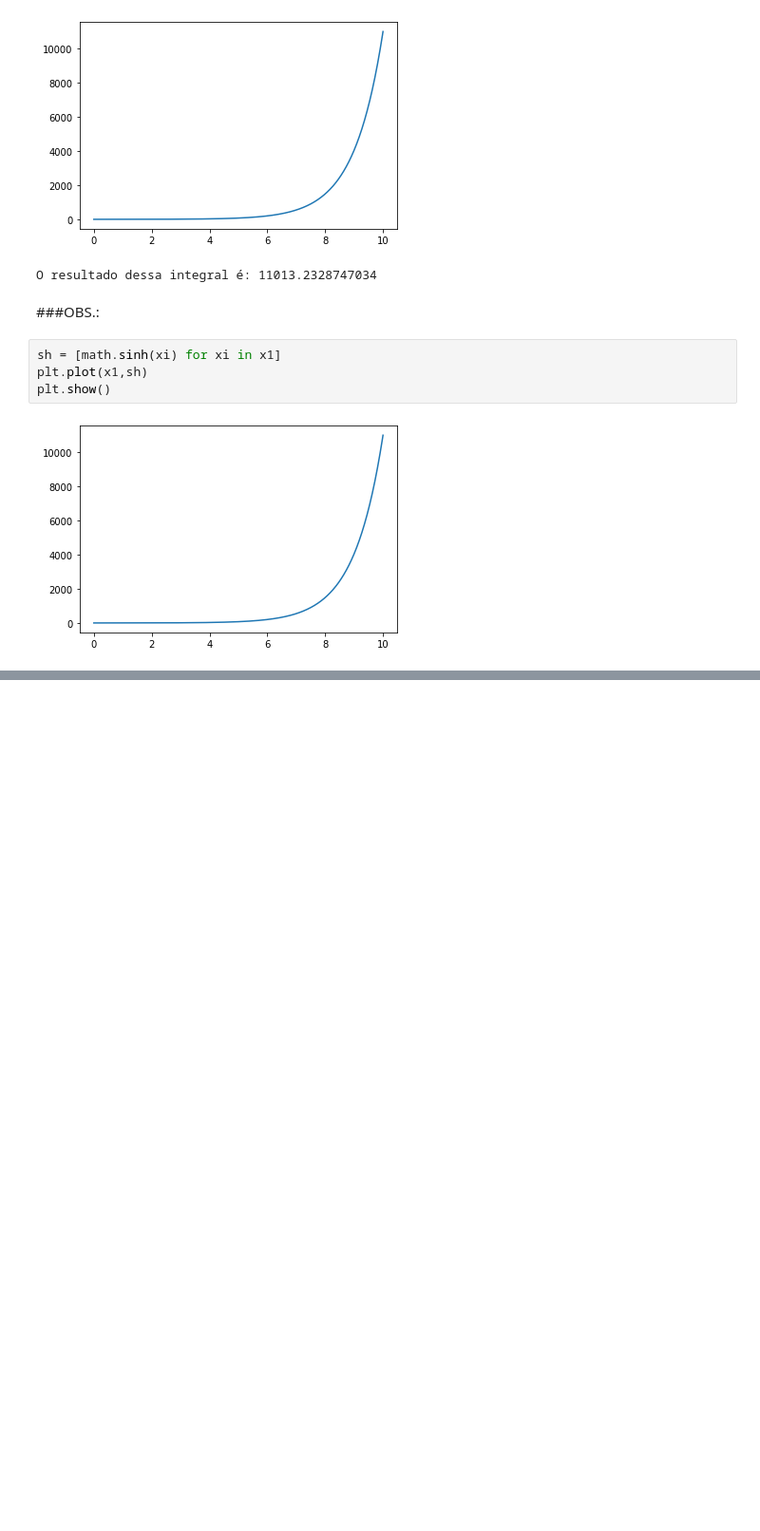
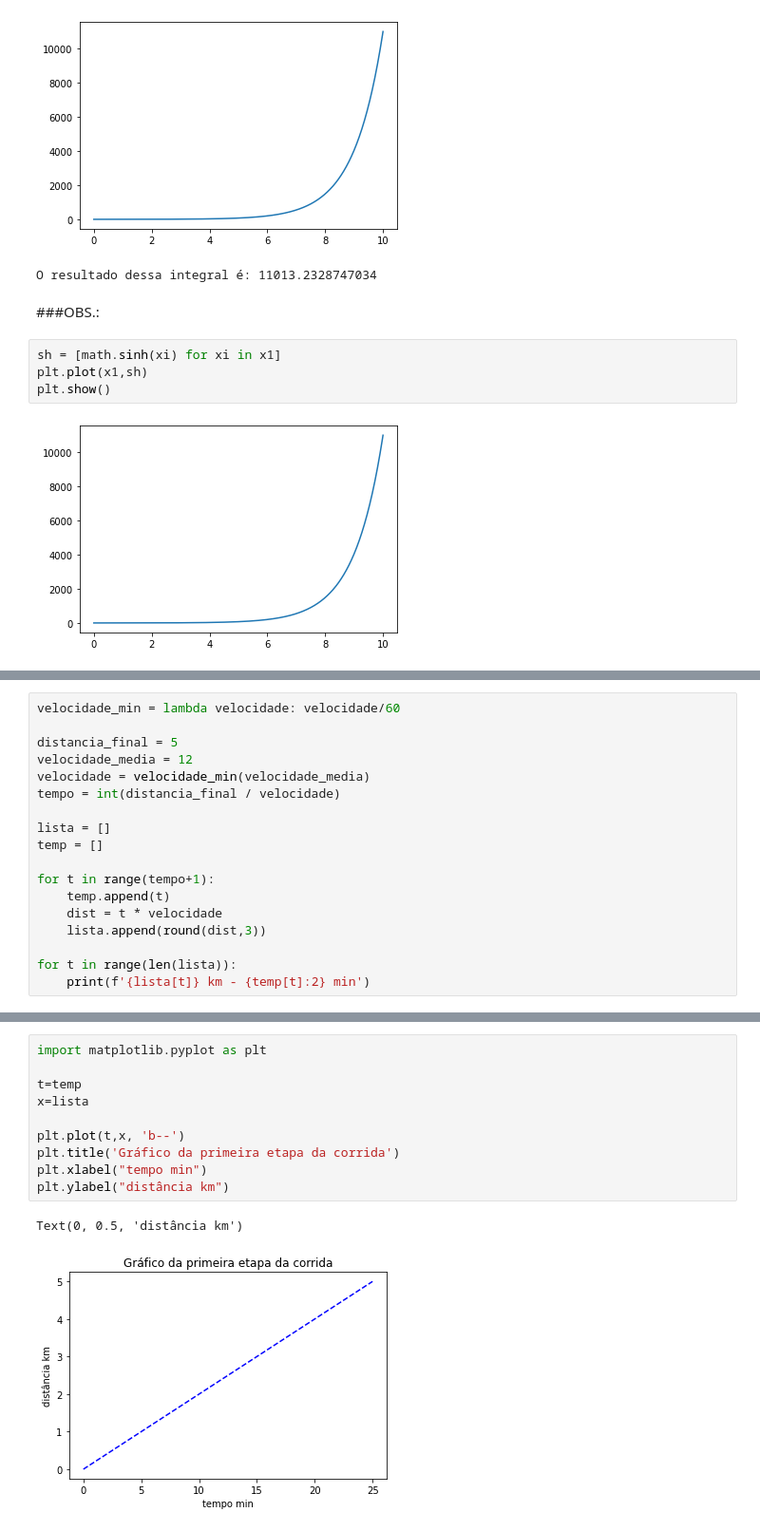
Before and after one commit to Edinaldobjr/aulas_de_python, a Jupyter notebook: exercicios/edinaldo_aula_10.ipynb, the cells around one changed output, grey strips where cells are left out. Shown at 95% size. Cells and saved outputs as stored; diff of their text form; blank space fills up the shorter version.

```diff
--- a/exercicios/edinaldo_aula_10.ipynb
+++ b/exercicios/edinaldo_aula_10.ipynb
@@ -355,0 +350,18 @@ print("Soma {0} caixinhas = {1}".format(n-1,S1))
+# %%
+velocidade_min = lambda velocidade: velocidade/60
+
+distancia_final = 5
+velocidade_media = 12
+velocidade = velocidade_min(velocidade_media)
+tempo = int(distancia_final / velocidade)
+
+lista = []
+temp = []
+
+for t in range(tempo+1):
+    temp.append(t)
+    dist = t * velocidade
+    lista.append(round(dist,3))
+
+for t in range(len(lista)):
+    print(f'{lista[t]} km - {temp[t]:2} min')
@@ -355,0 +386,13 @@ print("Soma {0} caixinhas = {1}".format(n-1,S1))
+# %%
+import matplotlib.pyplot as plt
+
+t=temp
+x=lista
+
+plt.plot(t,x, 'b--')
+plt.title('Gráfico da primeira etapa da corrida')
+plt.xlabel("tempo min")
+plt.ylabel("distância km")
+# %% [output]
+Text(0, 0.5, 'distância km')
+[figure, added]
```
Also changed, not shown: parts of 26 cells of this notebook.
